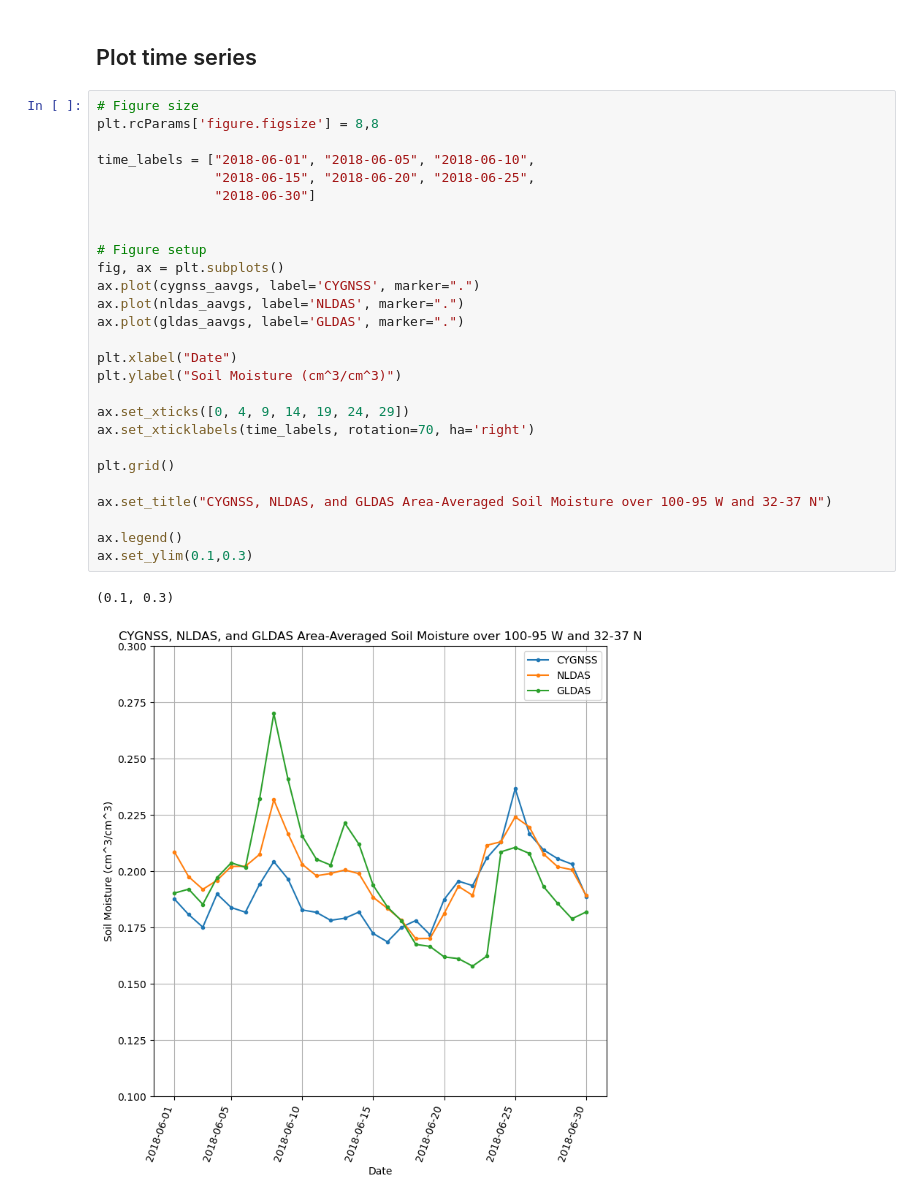
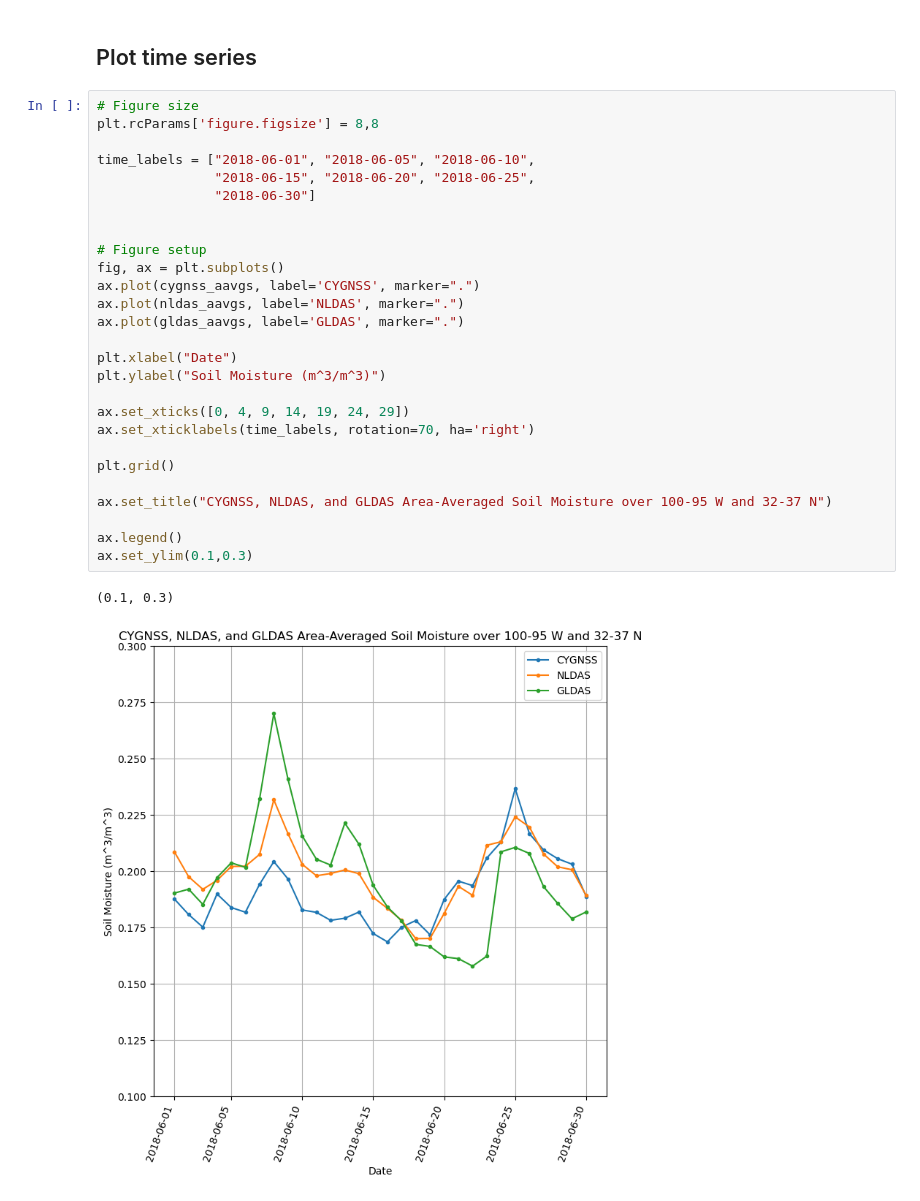
Before and after one commit to alexishunzinger/gesdisc-use-cases, a Jupyter notebook: mocko-ldas-comparison/ldas-comparison.ipynb, the cells around one changed output. Drawn from its saved outputs; the diff is of its cells as text.

Commit message:
Update plot units, add %%time to interp cell

```diff
--- a/mocko-ldas-comparison/ldas-comparison.ipynb
+++ b/mocko-ldas-comparison/ldas-comparison.ipynb
@@ -440,30 +447,30 @@ for i in range(0, num_days):
 # %%
 # Figure size
 plt.rcParams['figure.figsize'] = 8,8
 
 time_labels = ["2018-06-01", "2018-06-05", "2018-06-10",
                "2018-06-15", "2018-06-20", "2018-06-25",
                "2018-06-30"]
 
 
 # Figure setup
 fig, ax = plt.subplots()
 ax.plot(cygnss_aavgs, label='CYGNSS', marker=".")
 ax.plot(nldas_aavgs, label='NLDAS', marker=".")
 ax.plot(gldas_aavgs, label='GLDAS', marker=".")
 
 plt.xlabel("Date")
-plt.ylabel("Soil Moisture (cm^3/cm^3)")
+plt.ylabel("Soil Moisture (m^3/m^3)")
 
 ax.set_xticks([0, 4, 9, 14, 19, 24, 29])
 ax.set_xticklabels(time_labels, rotation=70, ha='right')
 
 plt.grid()
 
 ax.set_title("CYGNSS, NLDAS, and GLDAS Area-Averaged Soil Moisture over 100-95 W and 32-37 N")
 
 ax.legend()
 ax.set_ylim(0.1,0.3)
 # %% [output]
 (0.1, 0.3)
-[figure, old version]
+[figure, new version]
```
Also changed, not shown: parts of 5 cells of this notebook.
